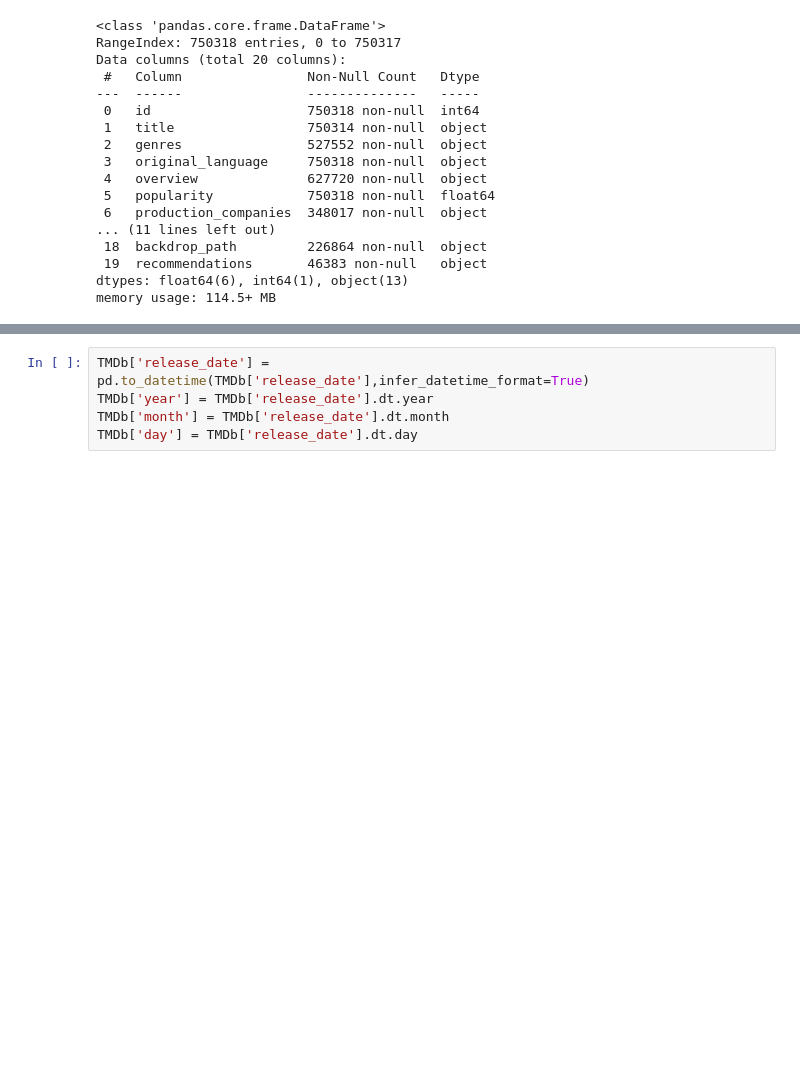
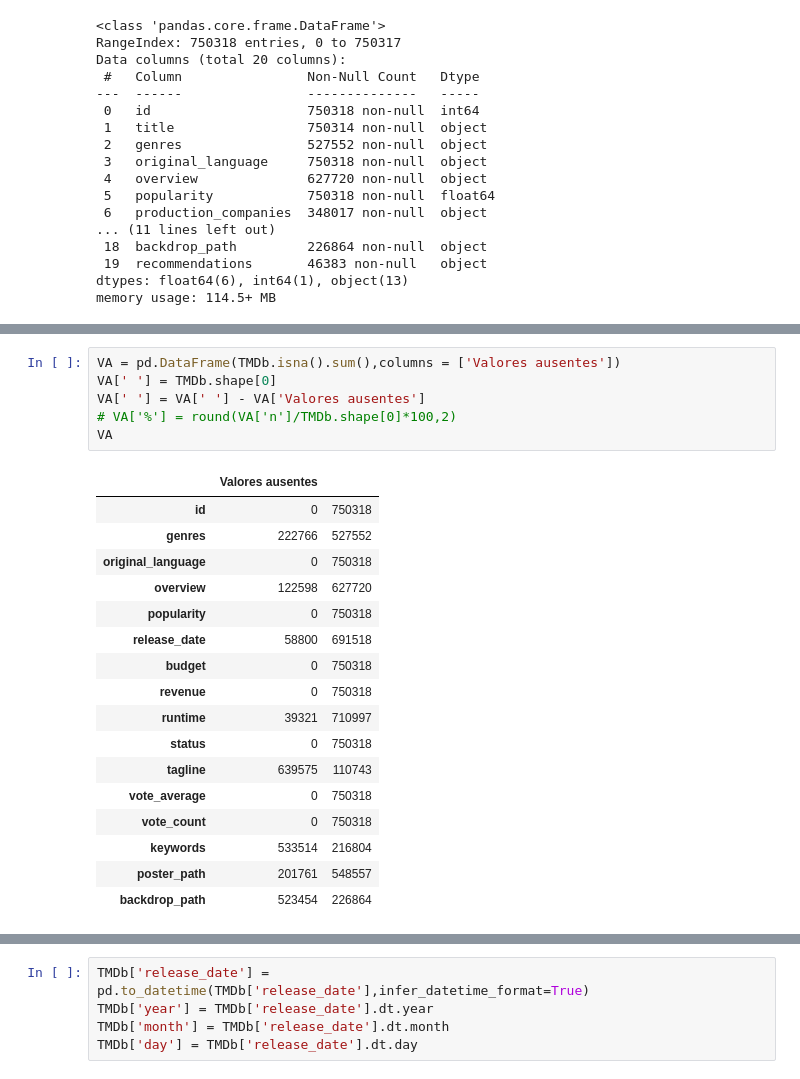
Before and after one commit to jesus-valencia97/Diplomado-en-ciencia-de-datos, a Jupyter notebook: Proyecto/Modulo 5/M1/M5 - Modulo1.ipynb, the cells around one changed output, grey strips where cells are left out. Drawn from its saved outputs; the diff is of its cells as text; blank space fills up the shorter version.

```diff
--- a/Proyecto/Modulo 5/M1/M5 - Modulo1.ipynb
+++ b/Proyecto/Modulo 5/M1/M5 - Modulo1.ipynb
@@ -81,0 +90,24 @@ TMDb.head(2)
+# %%
+VA = pd.DataFrame(TMDb.isna().sum(),columns = ['Valores ausentes'])
+VA[' '] = TMDb.shape[0]
+VA[' '] = VA[' '] - VA['Valores ausentes']
+# VA['%'] = round(VA['n']/TMDb.shape[0]*100,2)
+VA
+# %% [output]
+|  | Valores ausentes |  |
+| id | 0 | 750318 |
+| genres | 222766 | 527552 |
+| original_language | 0 | 750318 |
+| overview | 122598 | 627720 |
+| popularity | 0 | 750318 |
+| release_date | 58800 | 691518 |
+| budget | 0 | 750318 |
+| revenue | 0 | 750318 |
+| runtime | 39321 | 710997 |
+| status | 0 | 750318 |
+| tagline | 639575 | 110743 |
+| vote_average | 0 | 750318 |
+| vote_count | 0 | 750318 |
+| keywords | 533514 | 216804 |
+| poster_path | 201761 | 548557 |
+| backdrop_path | 523454 | 226864 |
```
Also changed, not shown: parts of 6 cells of this notebook, 2 other files.
